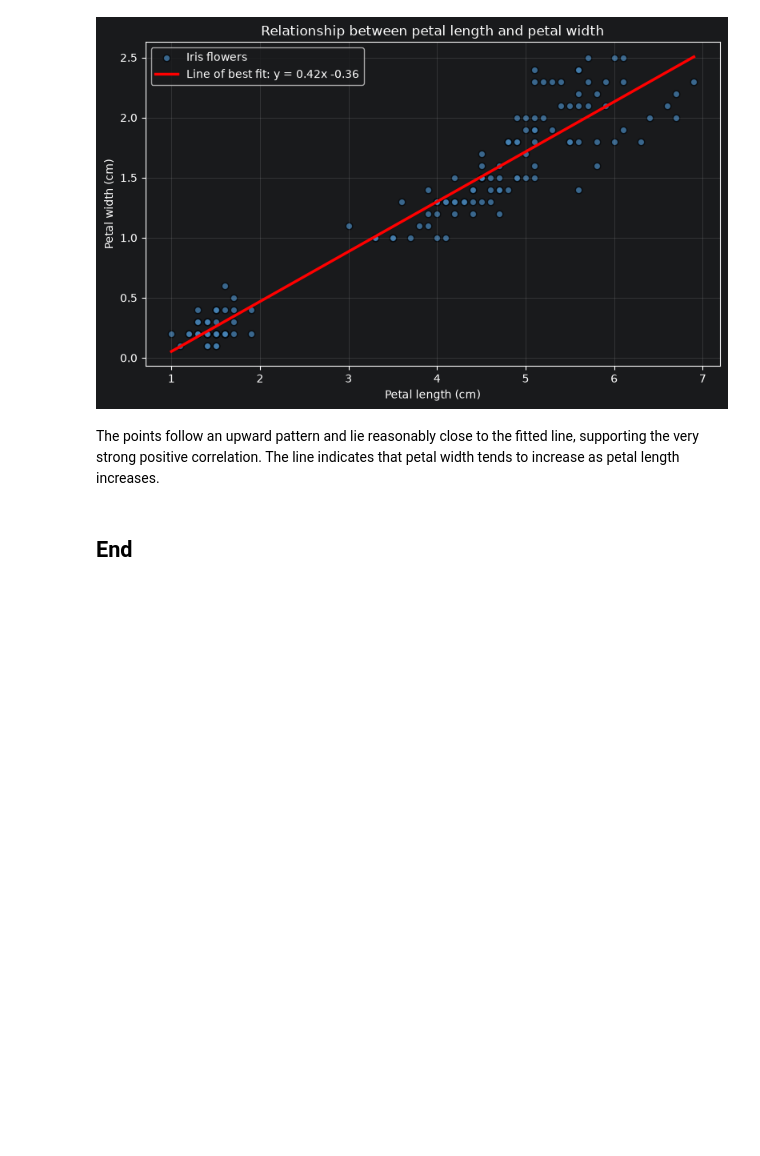
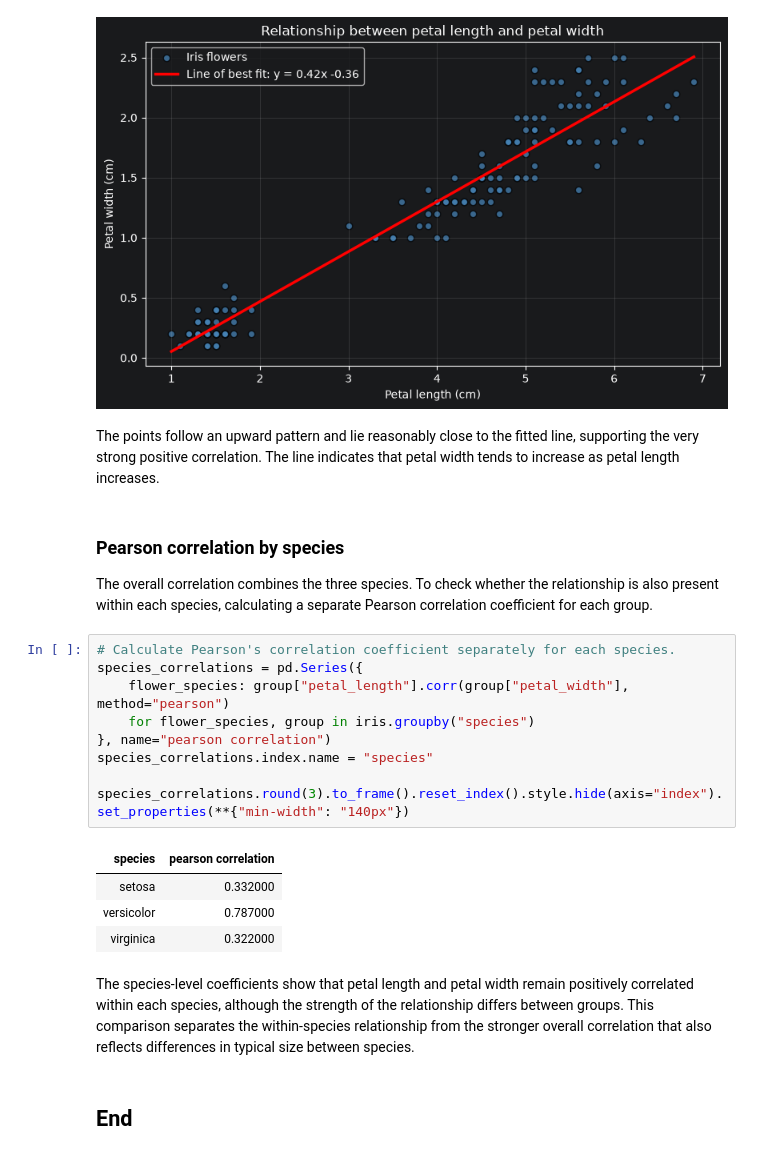
Before and after one commit to CGiardino/applied-statistics, a Jupyter notebook: problems.ipynb, the cells around one changed output. Drawn from its saved outputs; the diff is of its cells as text; blank space fills up the shorter version.

```diff
--- a/problems.ipynb
+++ b/problems.ipynb
@@ -188,5 +187,25 @@ plt.show()
 [figure]
 # %% [markdown]
 The points follow an upward pattern and lie reasonably close to the fitted line, supporting the very strong positive correlation. The line indicates that petal width tends to increase as petal length increases.
+# %% [markdown]
+### Pearson correlation by species
+
+The overall correlation combines the three species. To check whether the relationship is also present within each species, calculating a separate Pearson correlation coefficient for each group.
+# %%
+# Calculate Pearson's correlation coefficient separately for each species.
+species_correlations = pd.Series({
+    flower_species: group["petal_length"].corr(group["petal_width"], method="pearson")
+    for flower_species, group in iris.groupby("species")
+}, name="pearson correlation")
+species_correlations.index.name = "species"
+
+species_correlations.round(3).to_frame().reset_index().style.hide(axis="index").set_properties(**{"min-width": "140px"})
+# %% [output]
+| species | pearson correlation |
+| setosa | 0.332000 |
+| versicolor | 0.787000 |
+| virginica | 0.322000 |
+# %% [markdown]
+The species-level coefficients show that petal length and petal width remain positively correlated within each species, although the strength of the relationship differs between groups. This comparison separates the within-species relationship from the stronger overall correlation that also reflects differences in typical size between species.
 # %% [markdown]
 ## End
```
Also changed, not shown: parts of 2 cells of this notebook.
